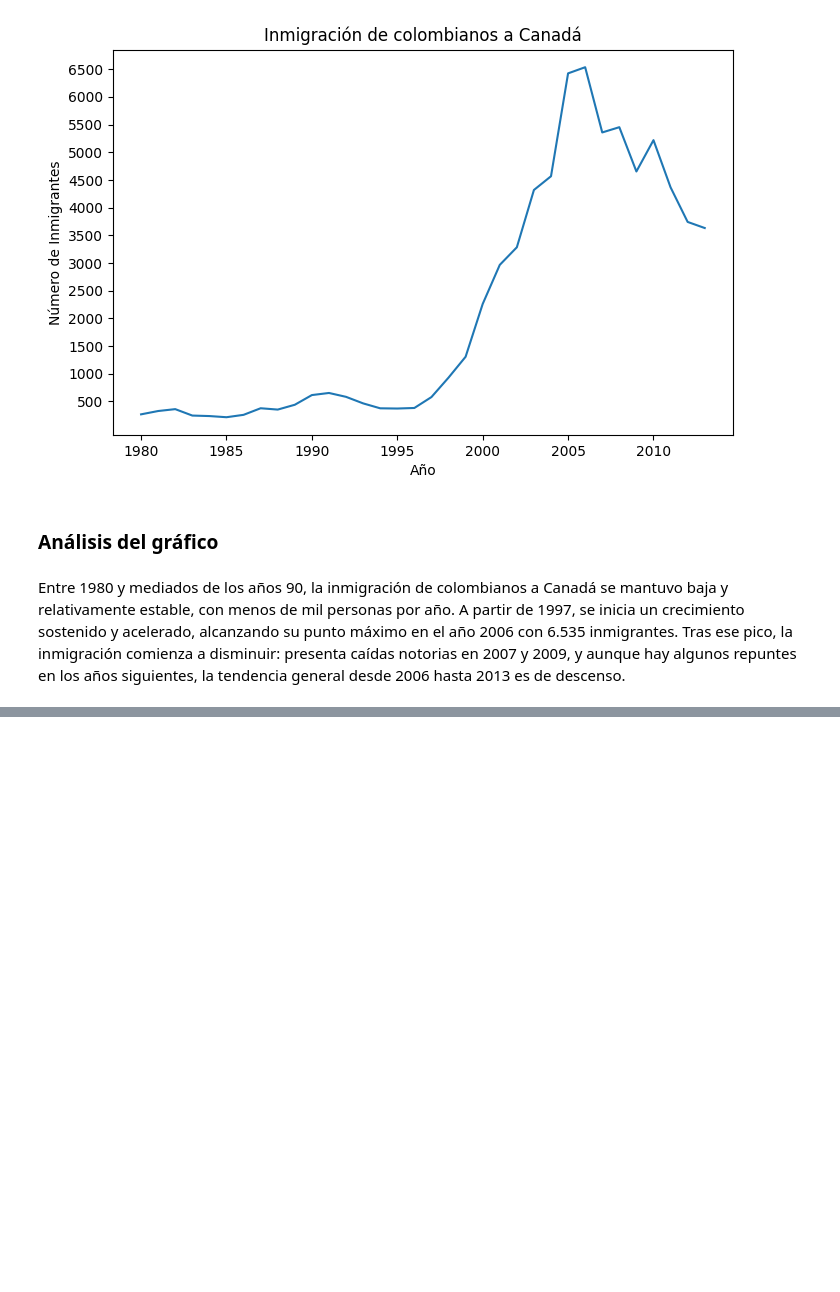
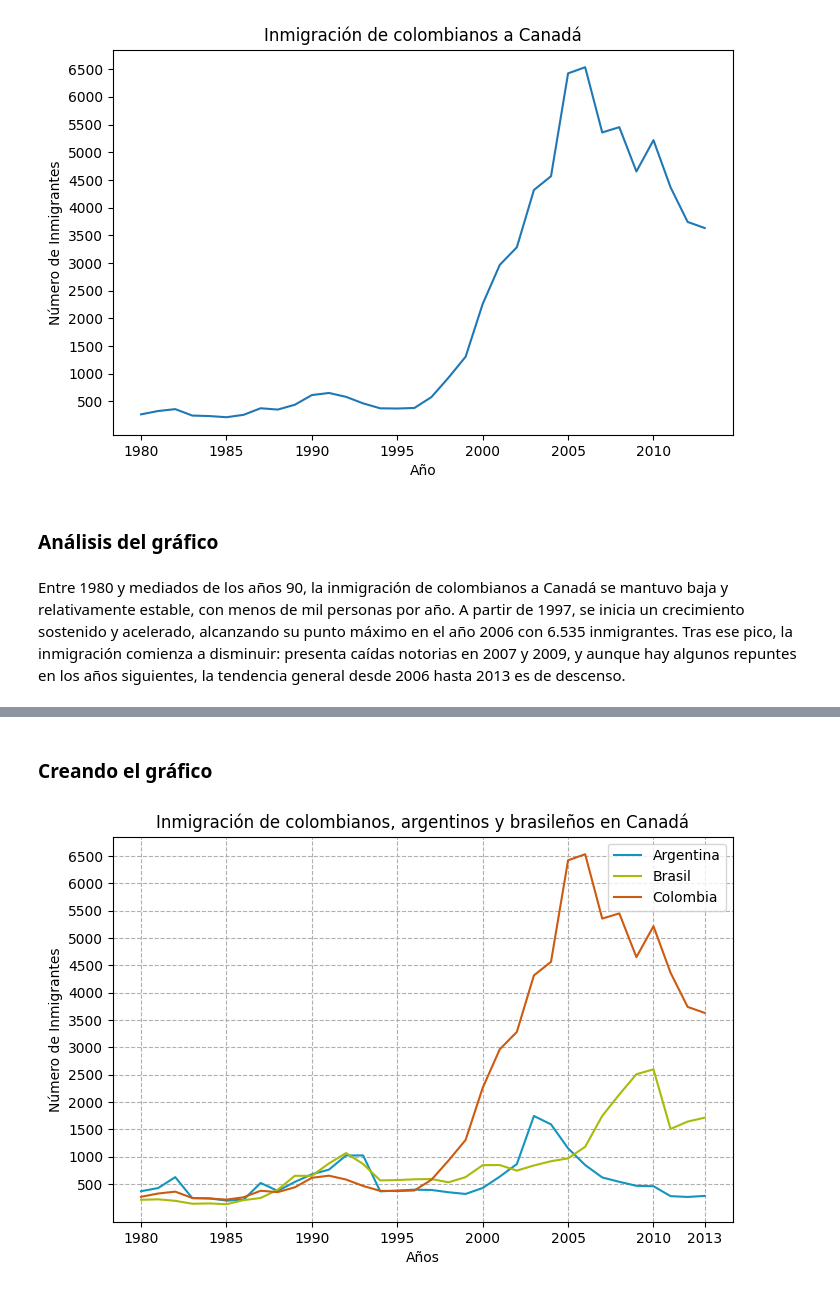
Before and after one commit to DanielRaiicHu/visualizacion-de-datos-con-bibliotecas-de-python, a Jupyter notebook: visualizacion_de_datos_con_bibliotecas_de_python.ipynb, the cells around one changed output, grey strips where cells are left out. Saved outputs shown, nothing was run; the diff lists cells and outputs as text; code cells hidden in the pictures; blank space fills up the shorter version.

Commit message:
Actualización: terminando ejercicio, migración Argentina y Brasil

```diff
--- a/visualizacion_de_datos_con_bibliotecas_de_python.ipynb
+++ b/visualizacion_de_datos_con_bibliotecas_de_python.ipynb
@@ -174,0 +244,4 @@ Entre 1980 y mediados de los años 90, la inmigración de colombianos a Canadá
+# %%
+# Creamos una lista de años desde 1980 hasta 2013 como cadenas de texto
+lista_anos = list(map(str,range(1980,2014)))
+lista_anos
@@ -174,0 +268,4 @@ Entre 1980 y mediados de los años 90, la inmigración de colombianos a Canadá
+# %%
+# Muestra un Pandas Series que contiene la cantidad de inmigrantes argentinos y brasileños en Canadá para cada año entre 1980 y 2013
+argentina = df_paises.loc['Argentina',lista_anos]
+brasil = df_paises.loc['Brasil',lista_anos]
@@ -174,0 +294,7 @@ Entre 1980 y mediados de los años 90, la inmigración de colombianos a Canadá
+# %%
+# Creamos un diccionario con los datos de inmigración de Argentina y Brasil por separado
+arg_dict = {'Año':argentina.index.tolist(),
+            'Inmigrantes':argentina.values.tolist()}
+
+bra_dict = {'Año':brasil.index.tolist(),
+            'Inmigrantes':brasil.values.tolist()}
@@ -174,0 +303,4 @@ Entre 1980 y mediados de los años 90, la inmigración de colombianos a Canadá
+# %%
+# Convertimos el diccionario en un DataFrame
+df_argentina = pd.DataFrame(arg_dict)
+df_brasil = pd.DataFrame(bra_dict)
@@ -174,0 +327,39 @@ Entre 1980 y mediados de los años 90, la inmigración de colombianos a Canadá
+# %% [markdown]
+### **Creando el gráfico**
+# %%
+# Creamos una visualización de la inmigración de colombianos, argentinos y brasileños hacia Canadá
+
+# Establece el tamaño de la figura del gráfico: ancho de 8 pulgadas y alto de 5 pulgadas
+plt.figure(figsize=(8,5))
+
+# Año: en eje x, Inmigrantes: en el eje y
+plt.plot(df_argentina['Año'],df_argentina['Inmigrantes'], label='Argentina', color ='#1295bf')
+plt.plot(df_brasil['Año'],df_brasil['Inmigrantes'], label='Brasil', color ='#a8bb09')
+plt.plot(df_colombia['Año'],df_colombia['Inmigrantes'], label='Colombia', color= '#cd5a0f')
+
+# Definimos manualmente las marcas en el eje X
+plt.xticks(['1980','1985','1990','1995','2000','2005','2010', '2013'])
+
+# Definimos manualmente las marcas en el eje Y (valores numéricos)
+plt.yticks([500,1000, 1500, 2000, 2500, 3000, 3500, 4000, 4500, 5000, 5500, 6000,6500])
+
+# Muestra el título
+plt.title('Inmigración de colombianos, argentinos y brasileños en Canadá')
+
+# Etiqueta eje x
+plt.xlabel('Años')
+
+# Etiqueta eje y
+plt.ylabel('Número de Inmigrantes')
+
+# Agrega la leyenda
+plt.legend()
+
+# Muestra la cuadrícula con líneas punteadas
+plt.grid(linestyle='--')
+
+# Mostramos el gráfico sin imprimir objetos adicionales ni mensajes de salida
+# Debe ser el último comando
+plt.show()
+# %% [output]
+[figure, added]
```
Also changed, not shown: parts of 21 cells of this notebook.
